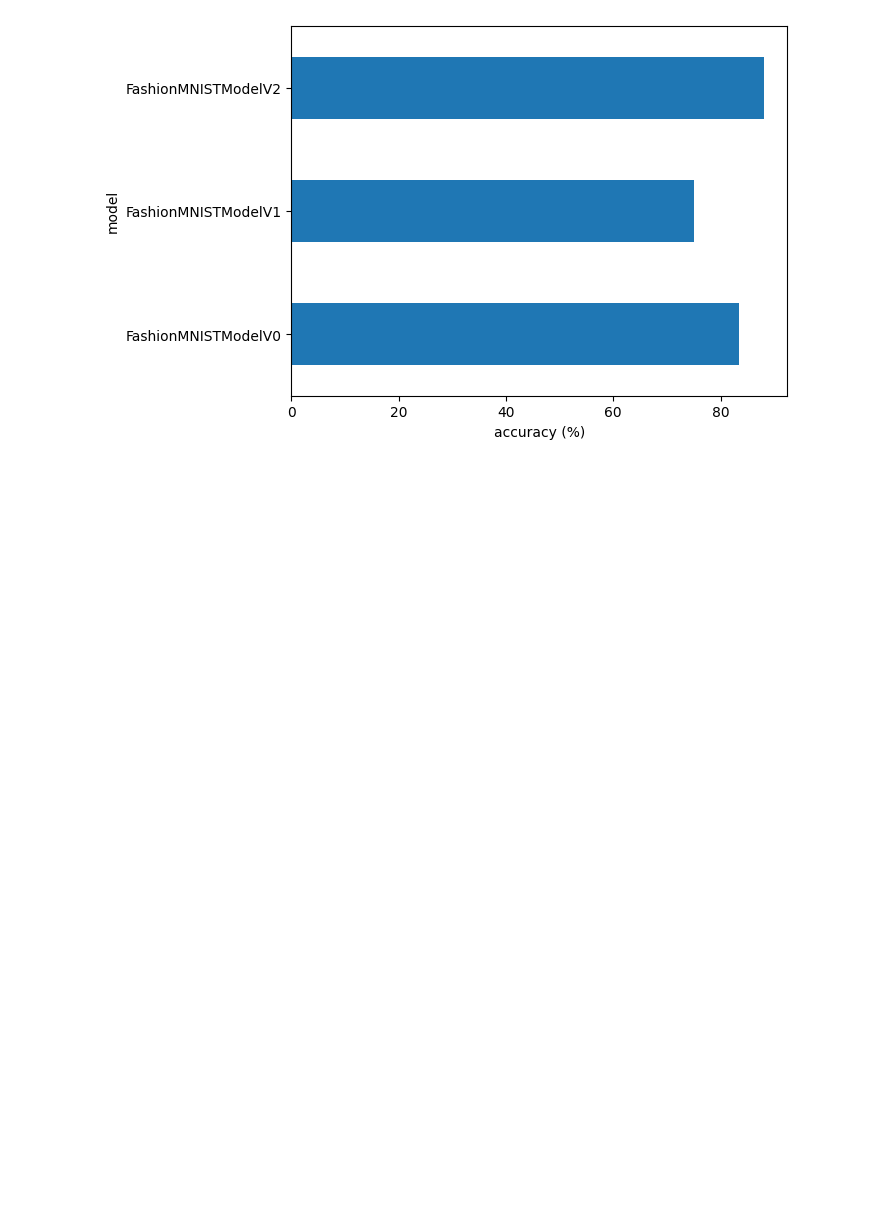
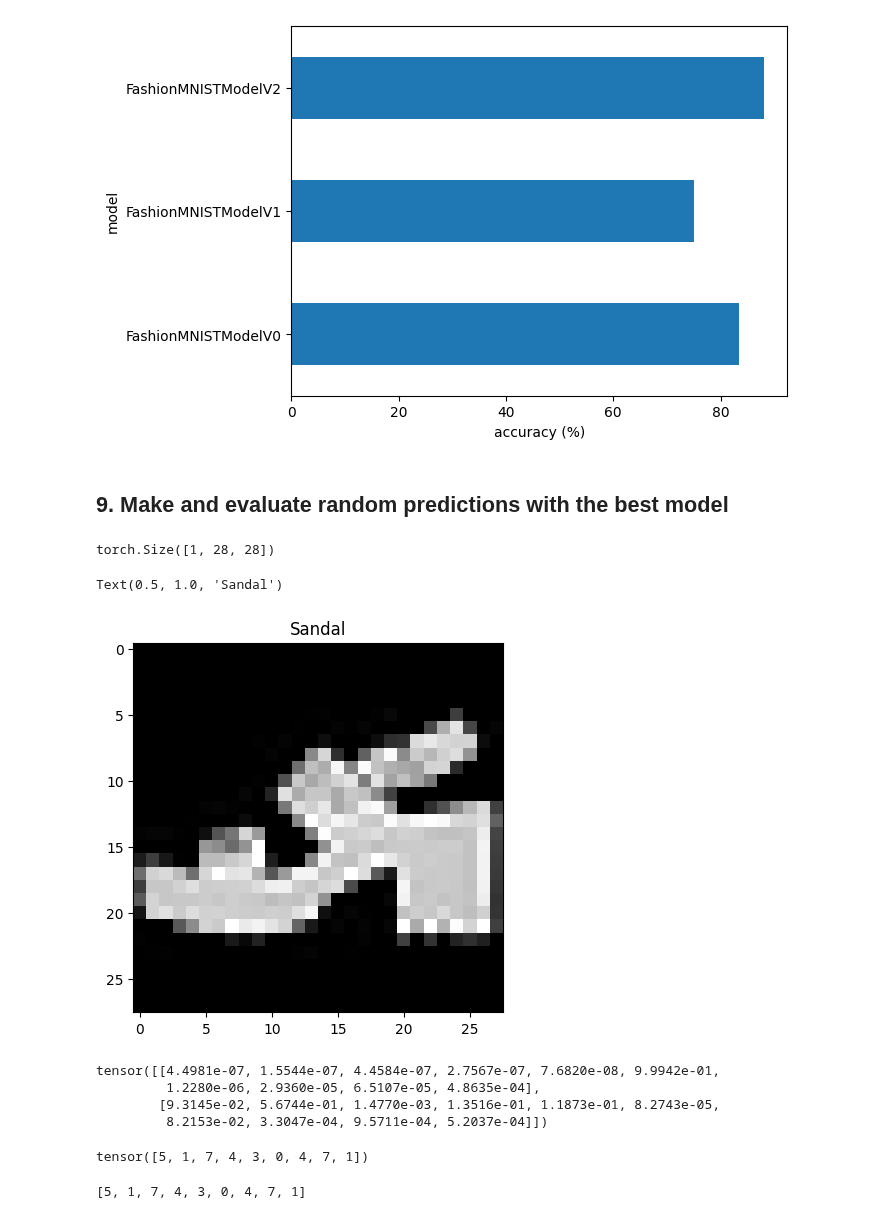
Before and after one commit to thewallandus/ml-with-pytorch, a Jupyter notebook: 03_PyTorch_Computer_Vision.ipynb, the cells around one changed output. Saved outputs shown, nothing was run; the diff lists cells and outputs as text; code cells hidden in the pictures; blank space fills up the shorter version.

```diff
--- a/03_PyTorch_Computer_Vision.ipynb
+++ b/03_PyTorch_Computer_Vision.ipynb
@@ -1004,3 +988,5 @@ plt.ylabel("model")
 # %% [output]
 Text(0, 0.5, 'model')
 [figure]
+# %% [markdown]
+## 9. Make and evaluate random predictions with the best model
@@ -1006,0 +1017,43 @@ Text(0, 0.5, 'model')
+# %%
+import random
+random.seed(42)
+test_samples = []
+test_labels = []
+
+for sample, label in random.sample(list(test_data), k=9):
+  test_samples.append(sample)
+  test_labels.append(label)
+
+# View the first sample shape
+test_samples[0].shape
+# %% [output]
+torch.Size([1, 28, 28])
+# %%
+plt.imshow(test_samples[0].squeeze(), cmap="gray")
+plt.title(class_names[test_labels[0]])
+# %% [output]
+Text(0.5, 1.0, 'Sandal')
+[figure, added]
+# %%
+# Make predictions
+pred_probs = make_predictions(model=model_2,
+                              data=test_samples,
+                              device=device)
+
+# View first two prediction probabilities
+pred_probs[:2]
+# %% [output]
+tensor([[4.4981e-07, 1.5544e-07, 4.4584e-07, 2.7567e-07, 7.6820e-08, 9.9942e-01,
+         1.2280e-06, 2.9360e-05, 6.5107e-05, 4.8635e-04],
+        [9.3145e-02, 5.6744e-01, 1.4770e-03, 1.3516e-01, 1.1873e-01, 8.2743e-05,
+         8.2153e-02, 3.3047e-04, 9.5711e-04, 5.2037e-04]])
+# %%
+# Convert prediction probabilities to labels
+pred_classes = pred_probs.argmax(dim=1)
+pred_classes
+# %% [output]
+tensor([5, 1, 7, 4, 3, 0, 4, 7, 1])
+# %%
+test_labels
+# %% [output]
+[5, 1, 7, 4, 3, 0, 4, 7, 1]
```
Also changed, not shown: parts of 17 cells of this notebook.
